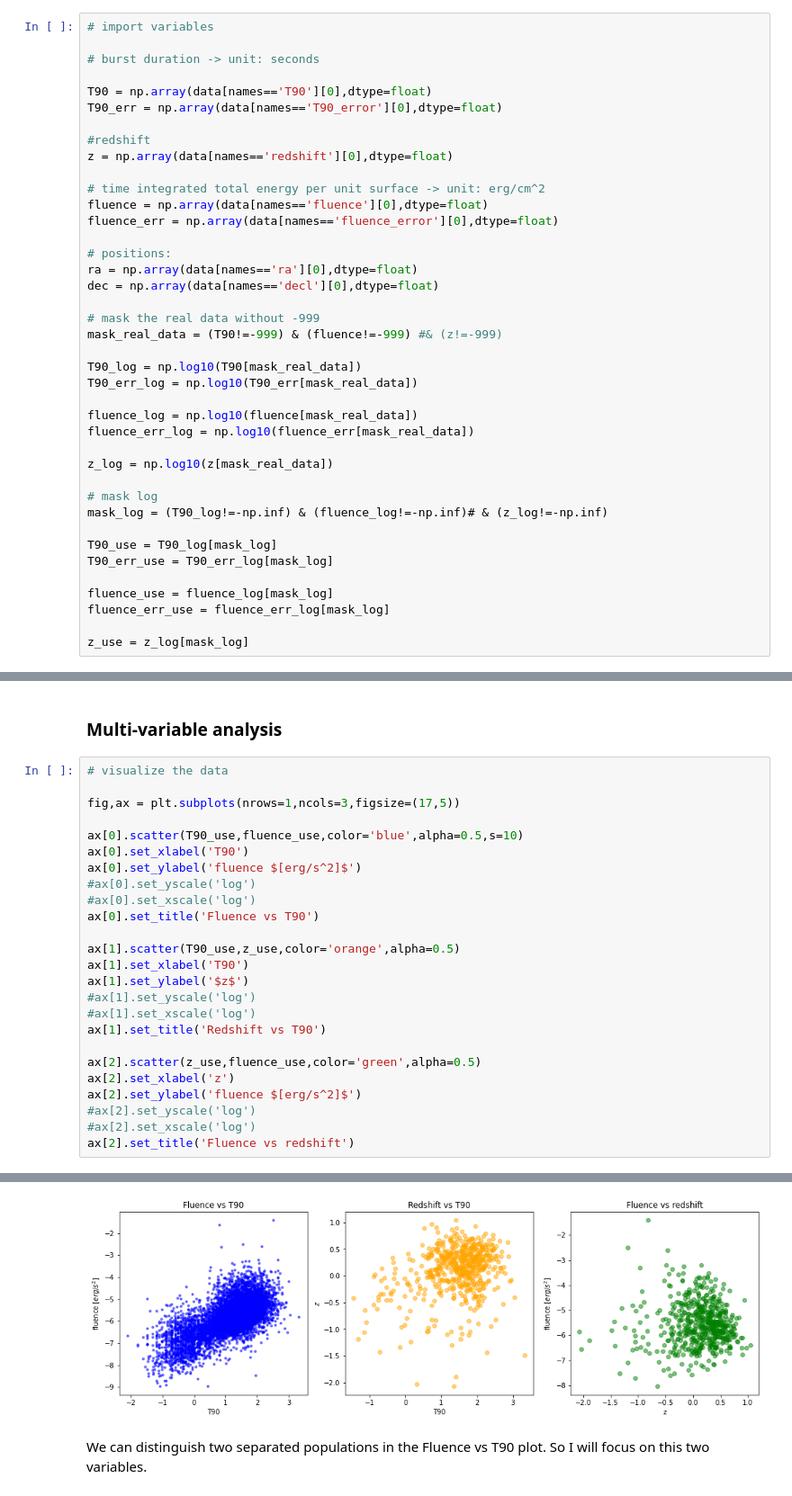
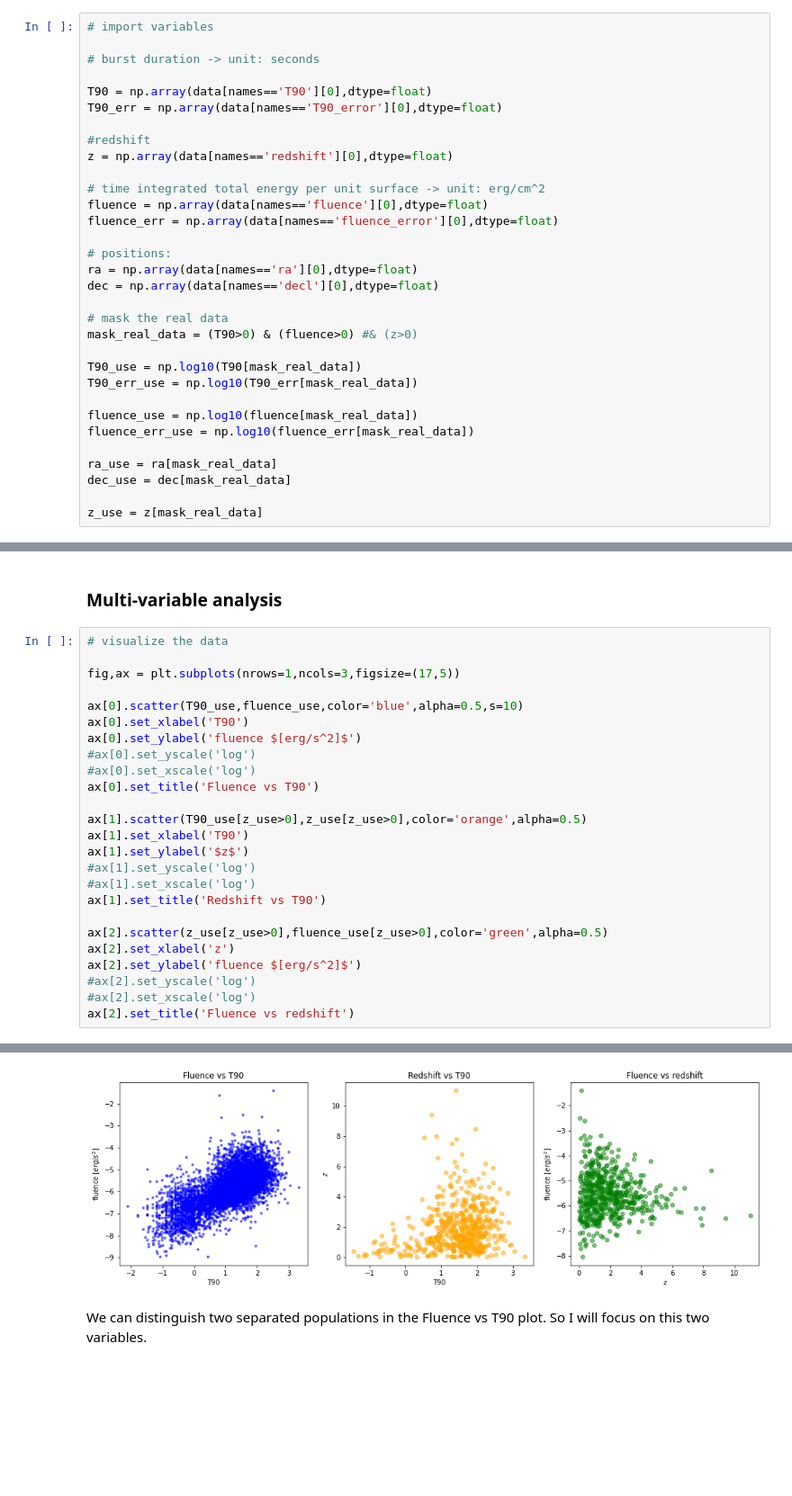
Before and after one commit to ludovicobizzarri/astrostatistics_bicocca_2024, a Jupyter notebook: working/Lesson 14/Gamma Ray Burst.ipynb, the cells around one changed output, grey strips where cells are left out. Shown at 90% size. Drawn from its saved outputs; the diff is of its cells as text; blank space fills up the shorter version.

```diff
--- a/working/Lesson 14/Gamma Ray Burst.ipynb
+++ b/working/Lesson 14/Gamma Ray Burst.ipynb
@@ -99,27 +99,19 @@ fluence_err = np.array(data[names=='fluence_error'][0],dtype=float)
 ra = np.array(data[names=='ra'][0],dtype=float)
 dec = np.array(data[names=='decl'][0],dtype=float)
 
-# mask the real data without -999
-mask_real_data = (T90!=-999) & (fluence!=-999) #& (z!=-999)
+# mask the real data
+mask_real_data = (T90>0) & (fluence>0) #& (z>0)
 
-T90_log = np.log10(T90[mask_real_data])
-T90_err_log = np.log10(T90_err[mask_real_data])
+T90_use = np.log10(T90[mask_real_data])
+T90_err_use = np.log10(T90_err[mask_real_data])
 
-fluence_log = np.log10(fluence[mask_real_data])
-fluence_err_log = np.log10(fluence_err[mask_real_data])
+fluence_use = np.log10(fluence[mask_real_data])
+fluence_err_use = np.log10(fluence_err[mask_real_data])
 
-z_log = np.log10(z[mask_real_data])
+ra_use = ra[mask_real_data]
+dec_use = dec[mask_real_data]
 
-# mask log
-mask_log = (T90_log!=-np.inf) & (fluence_log!=-np.inf)# & (z_log!=-np.inf)
-
-T90_use = T90_log[mask_log]
-T90_err_use = T90_err_log[mask_log]
-
-fluence_use = fluence_log[mask_log]
-fluence_err_use = fluence_err_log[mask_log]
-
-z_use = z_log[mask_log]
+z_use = z[mask_real_data]
 # %% [markdown]
 I decided not to use the redshift in the analysis since the amount of usable data was too little and from a rough analysis I didn't find any specific clusters in the redshift dataset.
 # %% [markdown]
@@ -273,31 +265,31 @@ print(conf_matrix)
 # %%
 # visualize the data
 
 fig,ax = plt.subplots(nrows=1,ncols=3,figsize=(17,5))
 
 ax[0].scatter(T90_use,fluence_use,color='blue',alpha=0.5,s=10)
 ax[0].set_xlabel('T90')
 ax[0].set_ylabel('fluence $[erg/s^2]$')
 #ax[0].set_yscale('log')
 #ax[0].set_xscale('log')
 ax[0].set_title('Fluence vs T90')
 
-ax[1].scatter(T90_use,z_use,color='orange',alpha=0.5)
+ax[1].scatter(T90_use[z_use>0],z_use[z_use>0],color='orange',alpha=0.5)
 ax[1].set_xlabel('T90')
 ax[1].set_ylabel('$z$')
 #ax[1].set_yscale('log')
 #ax[1].set_xscale('log')
 ax[1].set_title('Redshift vs T90')
 
-ax[2].scatter(z_use,fluence_use,color='green',alpha=0.5)
+ax[2].scatter(z_use[z_use>0],fluence_use[z_use>0],color='green',alpha=0.5)
 ax[2].set_xlabel('z')
 ax[2].set_ylabel('fluence $[erg/s^2]$')
 #ax[2].set_yscale('log')
 #ax[2].set_xscale('log')
 ax[2].set_title('Fluence vs redshift')
 # %% [output]
 Text(0.5, 1.0, 'Fluence vs redshift')
-[figure, old version]
+[figure, new version]
 # %% [markdown]
 We can distinguish two separated populations in the Fluence vs T90 plot. So I will focus on this two variables.
 # %% [markdown]
```
Also changed, not shown: parts of 17 cells of this notebook.
